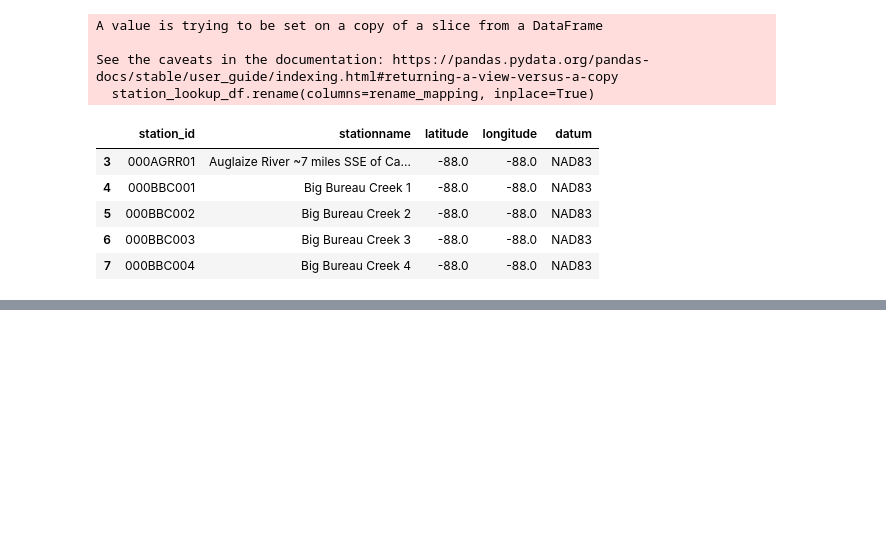
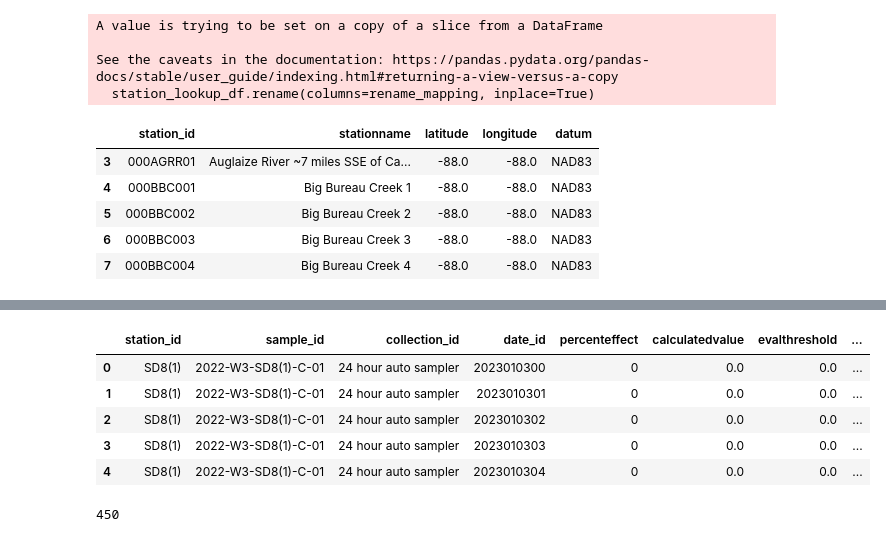
Before and after one commit to WasikulIslam1/WaterToxicityProject, a Jupyter notebook: scripts/ETL.ipynb, the cells around one changed output, grey strips where cells are left out. Drawn from its saved outputs; the diff is of its cells as text; code cells hidden in the pictures; blank space fills up the shorter version.

```diff
--- a/scripts/ETL.ipynb
+++ b/scripts/ETL.ipynb
@@ -188,0 +314,18 @@ print(date_dimension.head())
+# %%
+# Assuming 'water_toxicity_df' is your DataFrame
+# Check for missing values and fill them if necessary
+water_toxicity_df['Dilution'].fillna(100, inplace=True)  # Assuming no dilution as 100%
+
+# Normalize PercentEffect by the Dilution factor
+water_toxicity_df['NormalizedEffect'] = (water_toxicity_df['PercentEffect'] / water_toxicity_df['Dilution']) * 100
+
+# Define a function to categorize the results based on EvalThreshold
+def categorize_effect(row):
+    if row['PercentEffect'] > row['EvalThreshold']:
+        return 'Above Threshold'
+    else:
+        return 'Below Threshold'
+
+# Apply the function to create a new Result column
+water_toxicity_df['Result'] = water_toxicity_df.apply(categorize_effect, axis=1)
+print(water_toxicity_df['Result'])
@@ -188,0 +345,49 @@ print(date_dimension.head())
+# %%
+# Create FactID column
+water_toxicity_df['FactID'] = range(1, len(water_toxicity_df) + 1)
+
+# Rename columns
+new_column_names = {
+    'StationCode': 'station_id',
+    'SampleID': 'sample_id',
+    'AnalyteName': 'analyte_id',
+    'CollectionMethodName': 'collection_id',
+    'date_id': 'date_id',
+    'SigEffectCode': 'percenteffect',
+    'CalculatedValue': 'calculatedvalue',
+    'EvalThreshold': 'evalthreshold',
+    'Dilution':'dilution',
+    'Result':'result',
+
+
+}
+
+water_toxicity_df = water_toxicity_df.rename(columns=new_column_names)
+
+# Define the columns
+required_columns = ['station_id', 'sample_id', 'analyte_id', 'collection_id','date_id','percenteffect','calculatedvalue','evalthreshold','dilution','result']
+
+# Check if the columns exist in the DataFrame before reordering
+columns_to_order = ['station_id', 'sample_id', 'analyte_id', 'collection_id','date_id','percenteffect','calculatedvalue','evalthreshold','dilution','result']
+existing_columns = [col for col in columns_to_order if col in water_toxicity_df.columns]
+
+# Reorder columns
+water_toxicity_df = water_toxicity_df[existing_columns]
+# Add a 'FactID' column as a sequence starting from 1
+water_toxicity_df['FactID'] = range(1, len(water_toxicity_df) + 1)
+
+# Replace NaN values with zeros in 'percenteffect' column
+water_toxicity_df['percenteffect'].fillna(0, inplace=True)
+water_toxicity_df['calculatedvalue'].fillna(0, inplace=True)
+water_toxicity_df['evalthreshold'].fillna(0, inplace=True)
+
+
+# Display the DataFrame
+water_toxicity_df.head()
+# %% [output]
+|  | station_id | sample_id | collection_id | date_id | percenteffect | calculatedvalue | evalthreshold | ... |
+| 0 | SD8(1) | 2022-W3-SD8(1)-C-01 | 24 hour auto sampler | 2023010300 | 0 | 0.0 | 0.0 | ... |
+| 1 | SD8(1) | 2022-W3-SD8(1)-C-01 | 24 hour auto sampler | 2023010301 | 0 | 0.0 | 0.0 | ... |
+| 2 | SD8(1) | 2022-W3-SD8(1)-C-01 | 24 hour auto sampler | 2023010302 | 0 | 0.0 | 0.0 | ... |
+| 3 | SD8(1) | 2022-W3-SD8(1)-C-01 | 24 hour auto sampler | 2023010303 | 0 | 0.0 | 0.0 | ... |
+| 4 | SD8(1) | 2022-W3-SD8(1)-C-01 | 24 hour auto sampler | 2023010304 | 0 | 0.0 | 0.0 | ... |
@@ -188,0 +402,4 @@ print(date_dimension.head())
+# %%
+dim_analyte.to_sql('dim_analyte)', con=engine, if_exists='append', index=False)
+# %% [output]
+450
```
Also changed, not shown: parts of 13 cells of this notebook, 4 other files.
